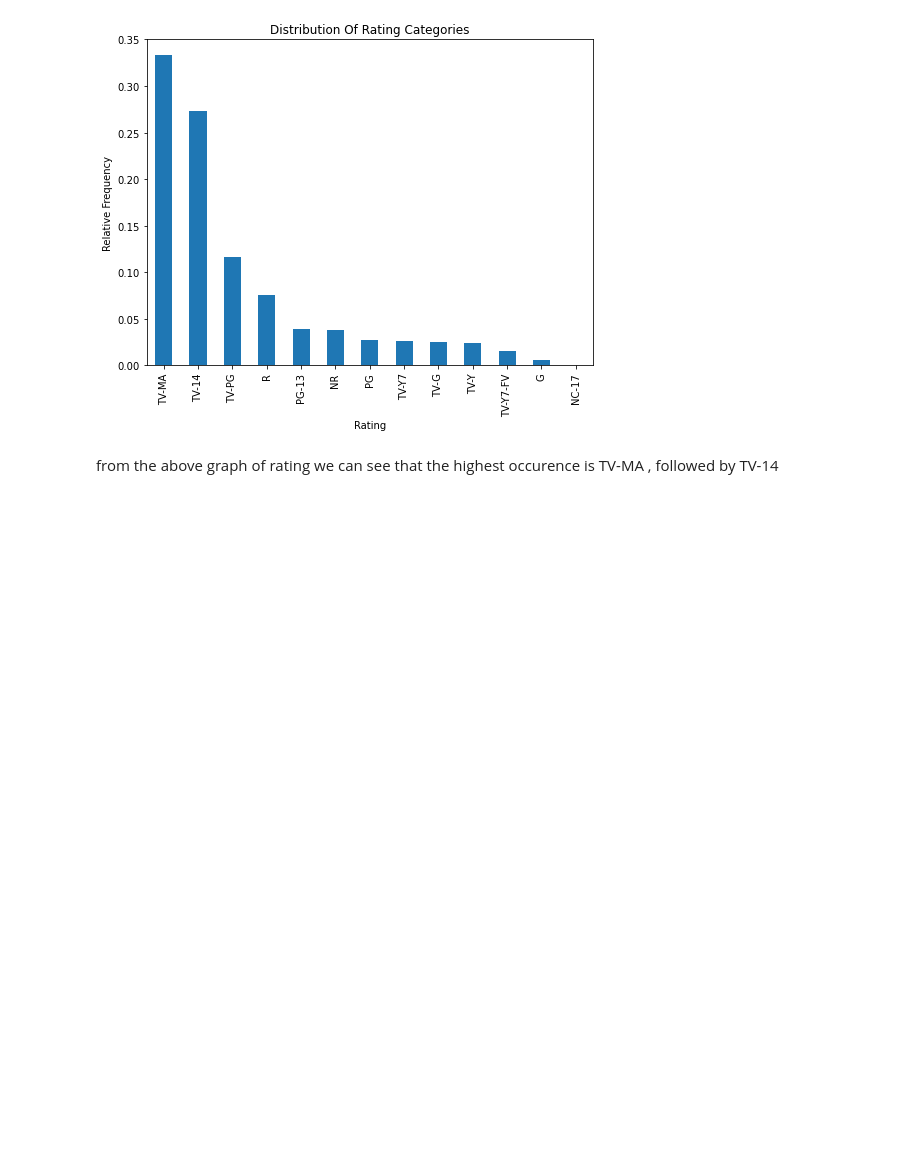
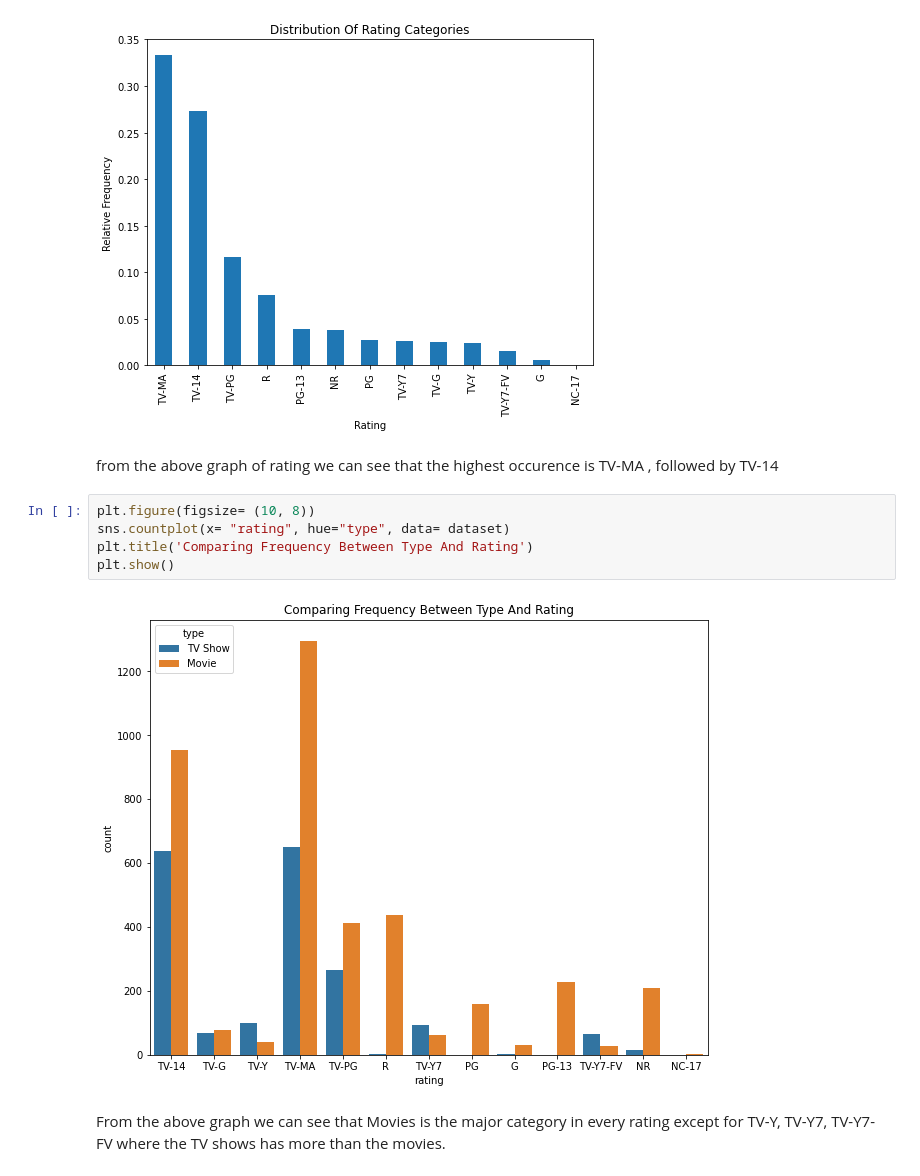
Before and after one commit to shoptsc/Data_Analysis_Projects, a Jupyter notebook: Netflix_EDA/Netflix_EDA.ipynb, the cells around one changed output. Cells and saved outputs as stored; diff of their text form; blank space fills up the shorter version.

Commit message:
plotting graphs of tv shows against countries and rating

```diff
--- a/Netflix_EDA/Netflix_EDA.ipynb
+++ b/Netflix_EDA/Netflix_EDA.ipynb
@@ -135,3 +135,12 @@ plt.show()
 [figure]
 # %% [markdown]
 from the above graph of rating we can see that the highest occurence is TV-MA , followed by TV-14
+# %%
+plt.figure(figsize= (10, 8))
+sns.countplot(x= "rating", hue="type", data= dataset)
+plt.title('Comparing Frequency Between Type And Rating')
+plt.show()
+# %% [output]
+[figure, added]
+# %% [markdown]
+From the above graph we can see that Movies is the major category in every rating except for TV-Y, TV-Y7, TV-Y7-FV where the TV shows has more than the movies.
```
Also changed, not shown: parts of 4 cells of this notebook.
